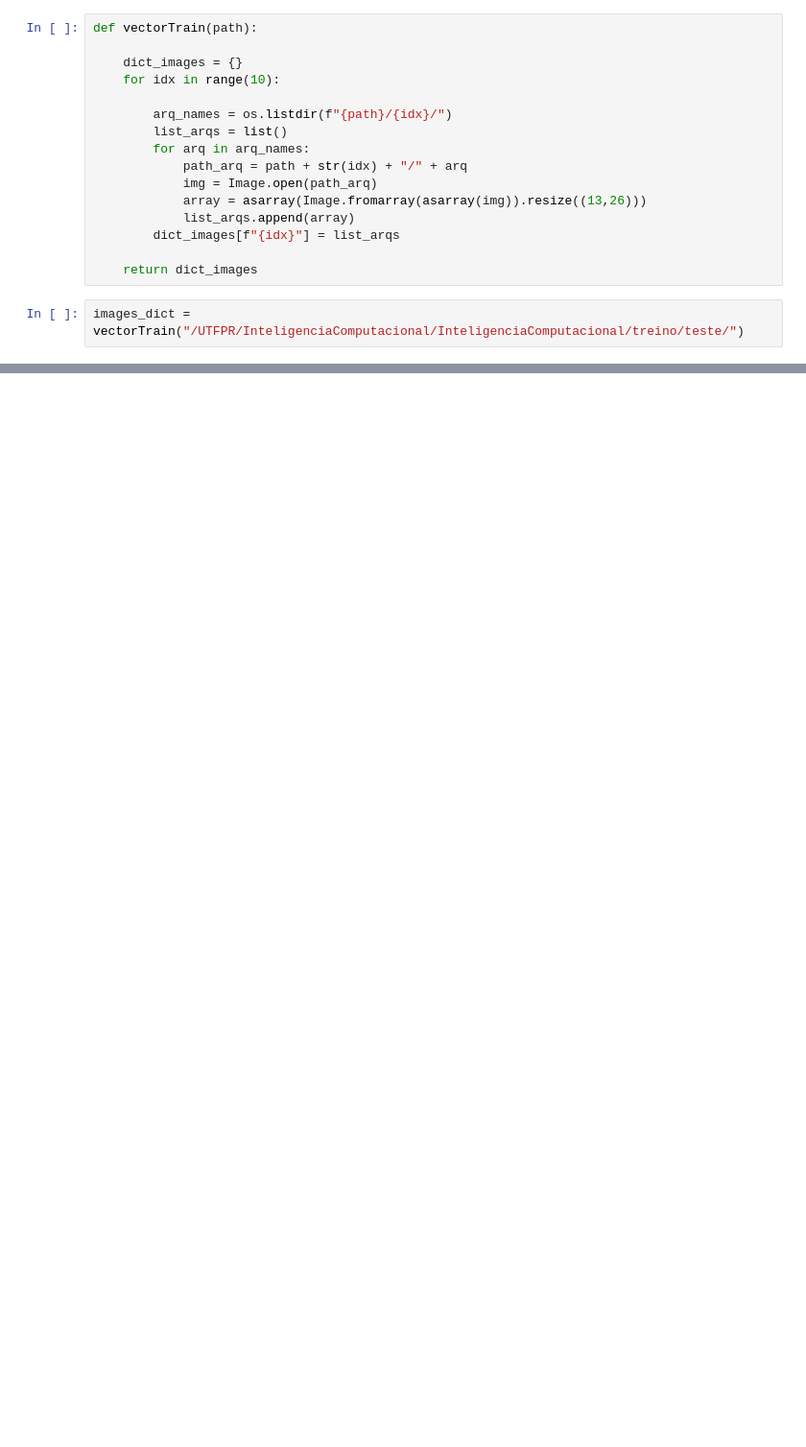
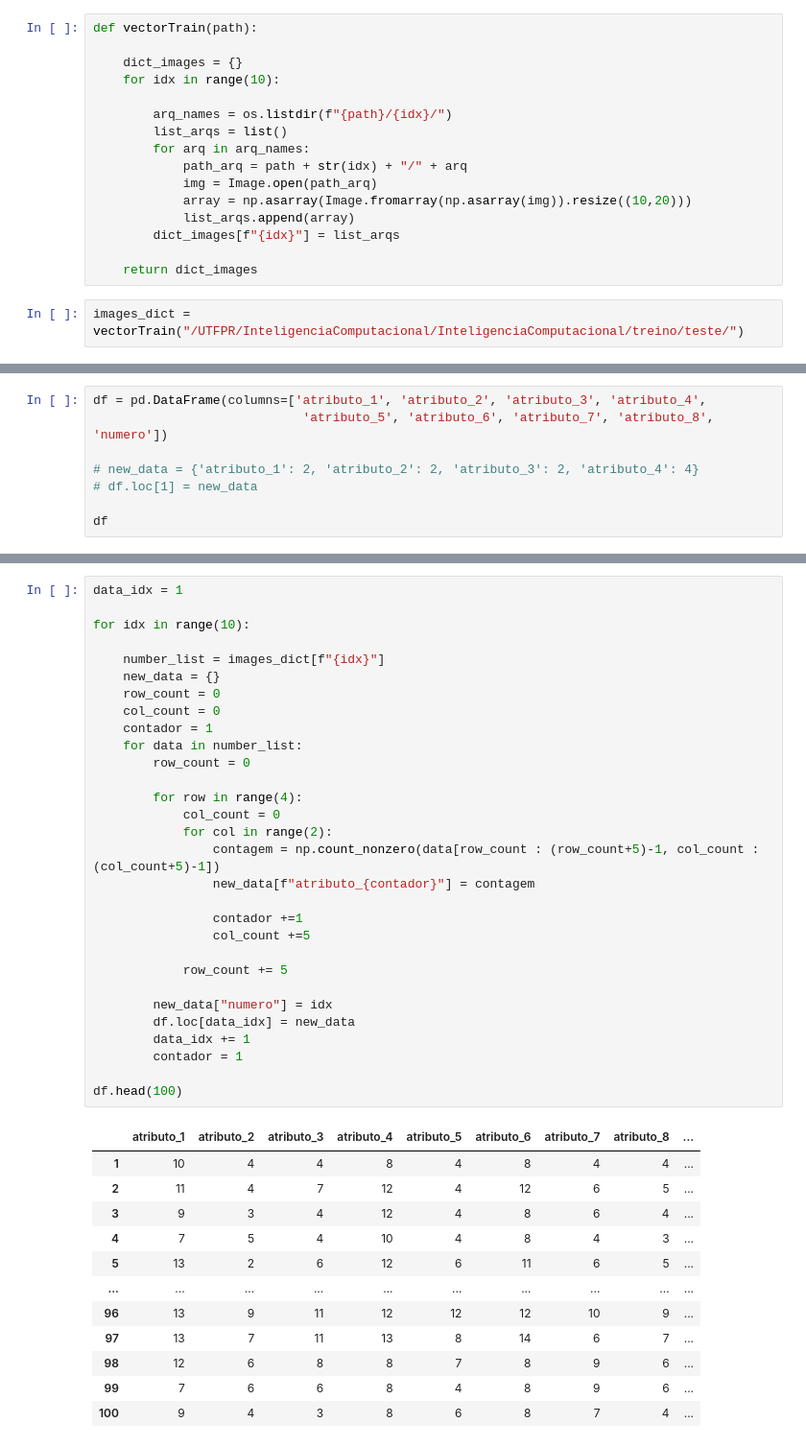
Before and after one commit to matosGu1lherme/InteligenciaCompuacional, a Jupyter notebook: leitorImage.ipynb, the cells around one changed output, grey strips where cells are left out. Shown at 96% size. Drawn from its saved outputs; the diff is of its cells as text; blank space fills up the shorter version.

```diff
--- a/leitorImage.ipynb
+++ b/leitorImage.ipynb
@@ -14,7 +17,7 @@ def vectorTrain(path):
         for arq in arq_names:
             path_arq = path + str(idx) + "/" + arq
             img = Image.open(path_arq)
-            array = asarray(Image.fromarray(asarray(img)).resize((13,26)))
+            array = np.asarray(Image.fromarray(np.asarray(img)).resize((10,20)))
             list_arqs.append(array)
         dict_images[f"{idx}"] = list_arqs
 
@@ -42,0 +51,8 @@ print(images_dict["5"][1])
+# %%
+df = pd.DataFrame(columns=['atributo_1', 'atributo_2', 'atributo_3', 'atributo_4',
+                            'atributo_5', 'atributo_6', 'atributo_7', 'atributo_8', 'numero'])
+
+# new_data = {'atributo_1': 2, 'atributo_2': 2, 'atributo_3': 2, 'atributo_4': 4}
+# df.loc[1] = new_data
+
+df
@@ -42,0 +61,43 @@ print(images_dict["5"][1])
+# %%
+data_idx = 1
+
+for idx in range(10):
+
+    number_list = images_dict[f"{idx}"]
+    new_data = {}
+    row_count = 0
+    col_count = 0
+    contador = 1
+    for data in number_list:
+        row_count = 0
+
+        for row in range(4):
+            col_count = 0
+            for col in range(2):
+                contagem = np.count_nonzero(data[row_count : (row_count+5)-1, col_count : (col_count+5)-1])
+                new_data[f"atributo_{contador}"] = contagem
+
+                contador +=1
+                col_count +=5
+
+            row_count += 5
+
+        new_data["numero"] = idx
+        df.loc[data_idx] = new_data
+        data_idx += 1
+        contador = 1
+
+df.head(100)
+# %% [output]
+|  | atributo_1 | atributo_2 | atributo_3 | atributo_4 | atributo_5 | atributo_6 | atributo_7 | atributo_8 | ... |
+| 1 | 10 | 4 | 4 | 8 | 4 | 8 | 4 | 4 | ... |
+| 2 | 11 | 4 | 7 | 12 | 4 | 12 | 6 | 5 | ... |
+| 3 | 9 | 3 | 4 | 12 | 4 | 8 | 6 | 4 | ... |
+| 4 | 7 | 5 | 4 | 10 | 4 | 8 | 4 | 3 | ... |
+| 5 | 13 | 2 | 6 | 12 | 6 | 11 | 6 | 5 | ... |
+| ... | ... | ... | ... | ... | ... | ... | ... | ... | ... |
+| 96 | 13 | 9 | 11 | 12 | 12 | 12 | 10 | 9 | ... |
+| 97 | 13 | 7 | 11 | 13 | 8 | 14 | 6 | 7 | ... |
+| 98 | 12 | 6 | 8 | 8 | 7 | 8 | 9 | 6 | ... |
+| 99 | 7 | 6 | 6 | 8 | 4 | 8 | 9 | 6 | ... |
+| 100 | 9 | 4 | 3 | 8 | 6 | 8 | 7 | 4 | ... |
```
Also changed, not shown: parts of 10 cells of this notebook.
